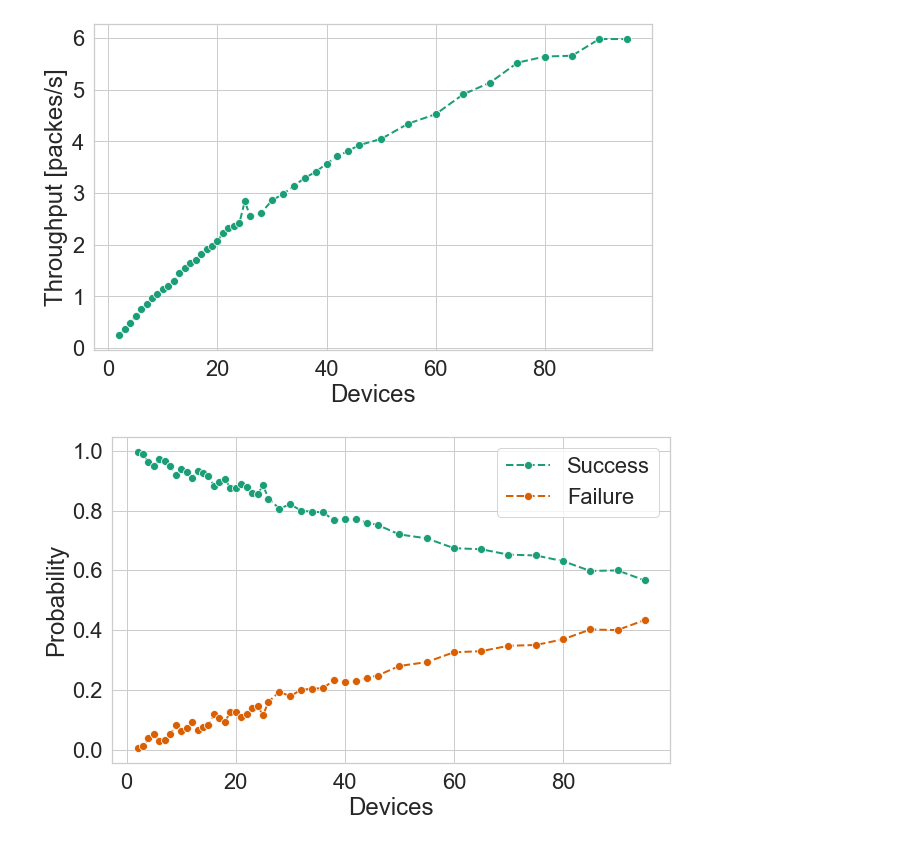
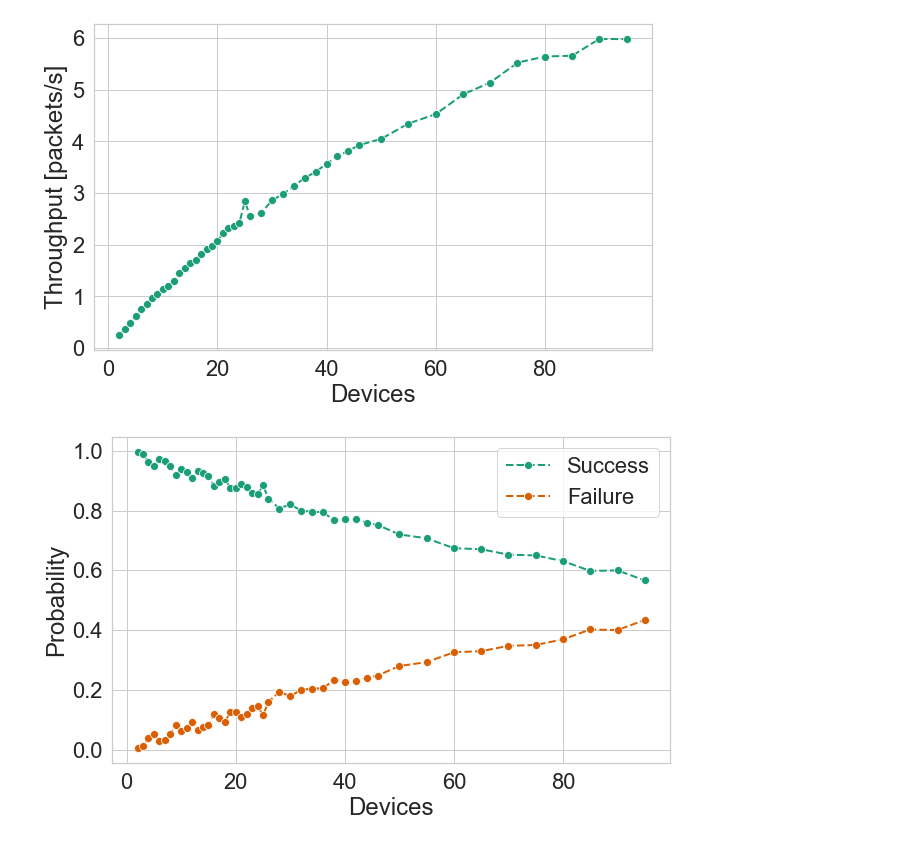
Before and after one commit to nicolezattarin/IoMT-efficient-information-distribution, a Jupyter notebook: network/plot.ipynb, the cells around one changed output. Drawn from its saved outputs; the diff is of its cells as text; code cells hidden in the pictures.

```diff
--- a/network/plot.ipynb
+++ b/network/plot.ipynb
@@ -12,10 +12,10 @@ data = data.groupby('devices').mean()
 # %%
 fig, ax = plt.subplots(figsize=(10,6))
 sns.lineplot(data=data, x='devices', y='throughput', ax=ax, linewidth=2, marker = 'o', markersize=8, linestyle='--')
 ax.set_xlabel('Devices')
-ax.set_ylabel('Throughput [packes/s]')
+ax.set_ylabel('Throughput [packets/s]')
 fig.savefig('lorawan_throughput.pdf', bool=True)
 # %% [output]
-[figure, old version]
+[figure, new version]
 # %%
 fig, ax = plt.subplots(figsize=(10,6))
```
Also changed, not shown: parts of 5 cells of this notebook, 7 other files.
